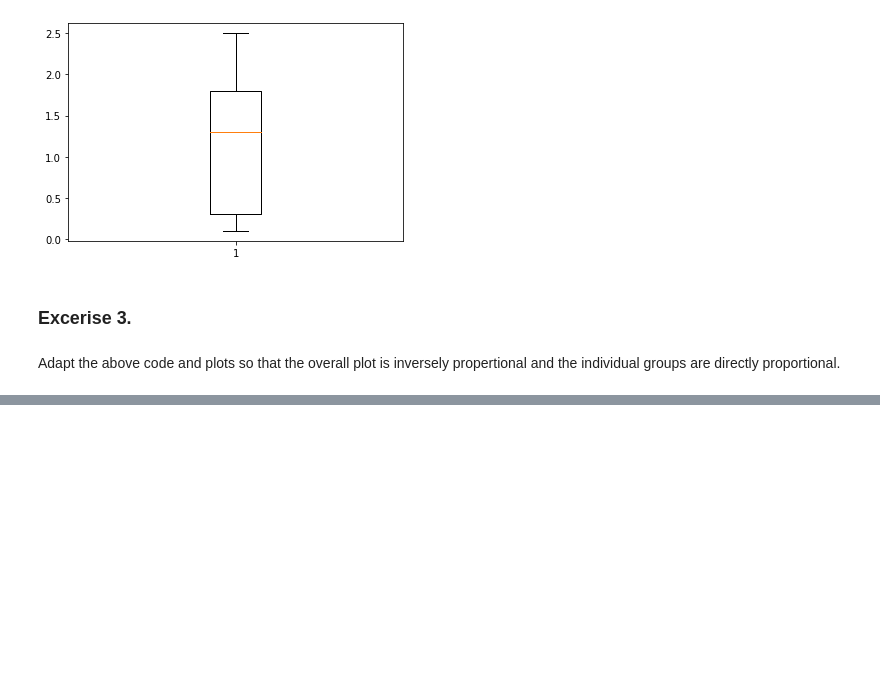
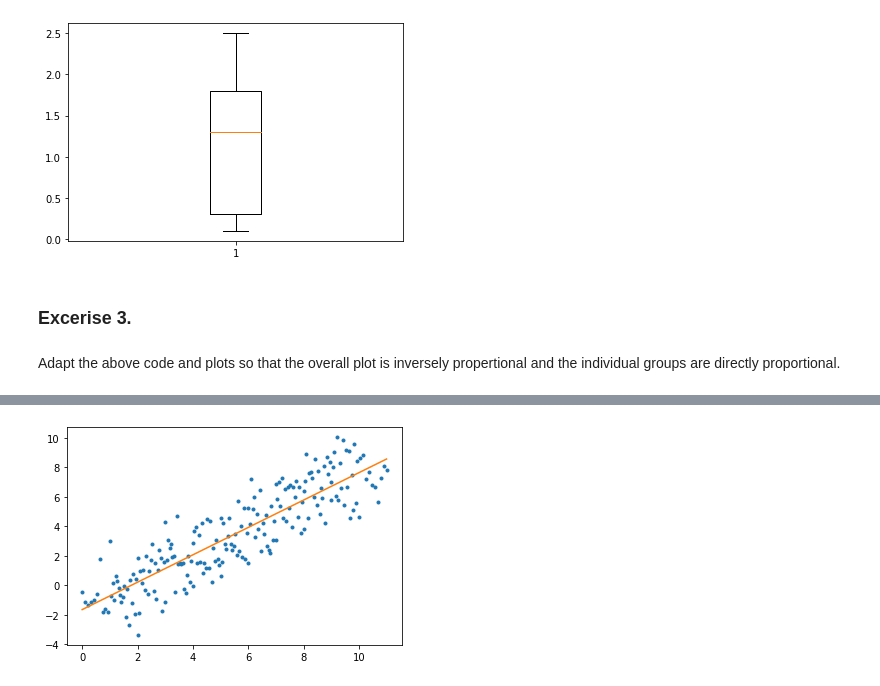
Before and after one commit to Ginafenn/funddata-assement, a Jupyter notebook: practicals/04. Outliers.ipynb, the cells around one changed output, grey strips where cells are left out. Cells and saved outputs as stored; diff of their text form; code cells hidden in the pictures; blank space fills up the shorter version.

```diff
--- a/practicals/04. Outliers.ipynb
+++ b/practicals/04. Outliers.ipynb
@@ -211,0 +236,8 @@ Adapt the above code and plots so that the overall plot is inversely propertiona
+# %%
+# Plot points.
+plt.plot(x, y, '.')
+
+# Plot line.
+plt.plot(xbestfit, ybestfit);
+# %% [output]
+[figure, added]
```
Also changed, not shown: parts of 12 cells of this notebook, 3 other files.
